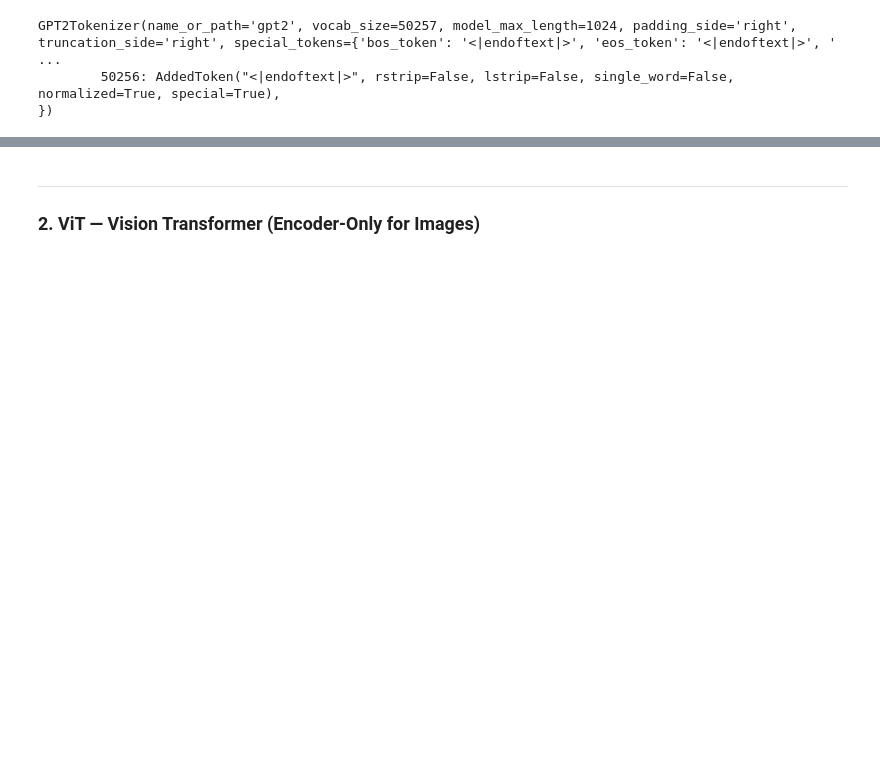
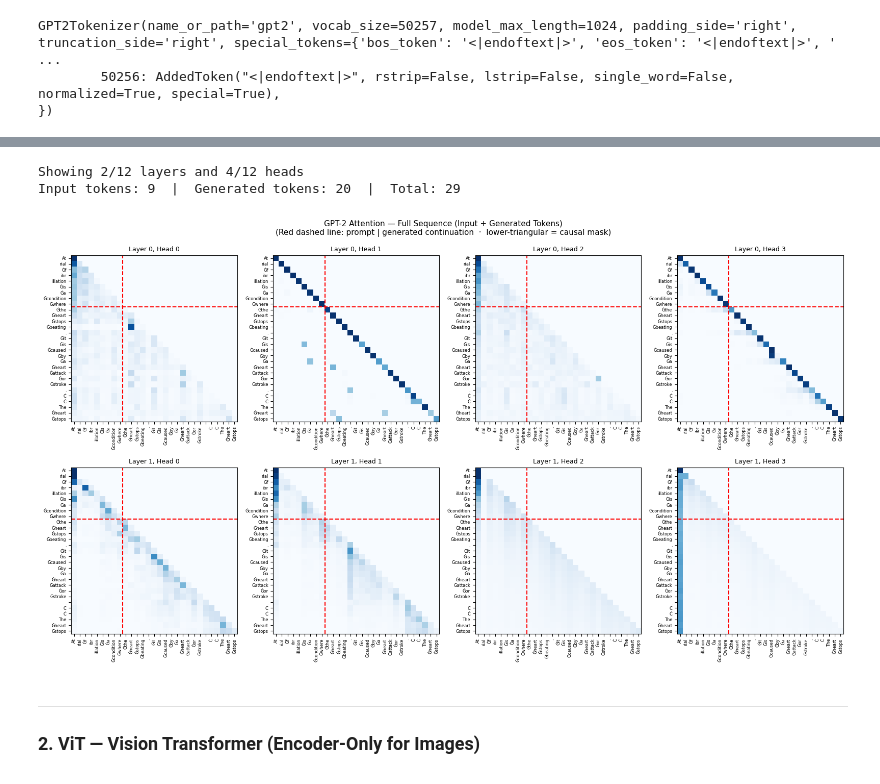
Before and after one commit to subhashnerella/BME6938-Spring-2026, a Jupyter notebook: lessons/10-NLP/intro_to_nlp.ipynb, the cells around one changed output, grey strips where cells are left out. Drawn from its saved outputs; the diff is of its cells as text; code cells hidden in the pictures; blank space fills up the shorter version.

```diff
--- a/lessons/10-NLP/intro_to_nlp.ipynb
+++ b/lessons/10-NLP/intro_to_nlp.ipynb
@@ -690,0 +693,15 @@ Attention shape (batch, heads, seq, seq): torch.Size([1, 12, 9, 9])
+# %%
+
+# Generate text from GPT-2 given the input prompt
+gpt2_tok.pad_token = gpt2_tok.eos_token  # GPT-2 has no pad token by default
+
+generated = gpt2_attn_model.generate(
+    **gpt2_inputs,
+    max_new_tokens=20,
+    do_sample=False,        # greedy decoding for reproducibility
+    pad_token_id=gpt2_tok.eos_token_id,
+)
+
+generated_text = gpt2_tok.decode(generated[0], skip_special_tokens=True)
+print("Input  :", prompt)
+print("Output :", generated_text)
@@ -732,3 +721,51 @@ Showing 2/12 layers and 4/12 heads
+# %%
+
+import matplotlib.pyplot as plt
+import numpy as np
+
+# Run model on the full generated sequence (input + generated tokens) to capture attention over all tokens
+full_tokens = gpt2_tok.convert_ids_to_tokens(generated[0])
+n_input_tokens = gpt2_inputs.input_ids.shape[1]   # where prompt ends / generation begins
+
+with torch.no_grad():
+    full_output = gpt2_attn_model(generated)
+
+n_layers_full = len(full_output.attentions)
+n_heads_full  = full_output.attentions[0].shape[1]
+n_tokens_full = len(full_tokens)
+
+show_layers = min(2, n_layers_full)
+show_heads  = min(4, n_heads_full)
+print(f"Showing {show_layers}/{n_layers_full} layers and {show_heads}/{n_heads_full} heads")
+print(f"Input tokens: {n_input_tokens}  |  Generated tokens: {n_tokens_full - n_input_tokens}  |  Total: {n_tokens_full}")
+
+fig, axes = plt.subplots(show_layers, show_heads, figsize=(show_heads * 4, show_layers * 4.5))
+for layer in range(show_layers):
+    for h in range(show_heads):
+        ax = axes[layer, h]
+        attn = full_output.attentions[layer][0, h].numpy()
+        ax.imshow(attn, cmap="Blues", vmin=0, vmax=attn.max())
+        ax.set_xticks(range(n_tokens_full))
+        ax.set_xticklabels(full_tokens, rotation=90, fontsize=6)
+        ax.set_yticks(range(n_tokens_full))
+        ax.set_yticklabels(full_tokens, fontsize=6)
+        ax.set_title(f"Layer {layer}, Head {h}", fontsize=9)
+        # Red dashed line separating input prompt from generated tokens
+        sep = n_input_tokens - 0.5
+        ax.axvline(sep, color="red", linewidth=1.5, linestyle="--")
+        ax.axhline(sep, color="red", linewidth=1.5, linestyle="--")
+
+plt.suptitle(
+    f"GPT-2 Attention — Full Sequence (Input + Generated Tokens)\n"
+    "(Red dashed line: prompt | generated continuation  ·  lower-triangular = causal mask)",
+    fontsize=11,
+)
+plt.tight_layout()
+plt.show()
+# %% [output]
+Showing 2/12 layers and 4/12 heads
+Input tokens: 9  |  Generated tokens: 20  |  Total: 29
+[figure, added]
 # %% [markdown]
 ---
 
```
Also changed, not shown: parts of 12 cells of this notebook.
